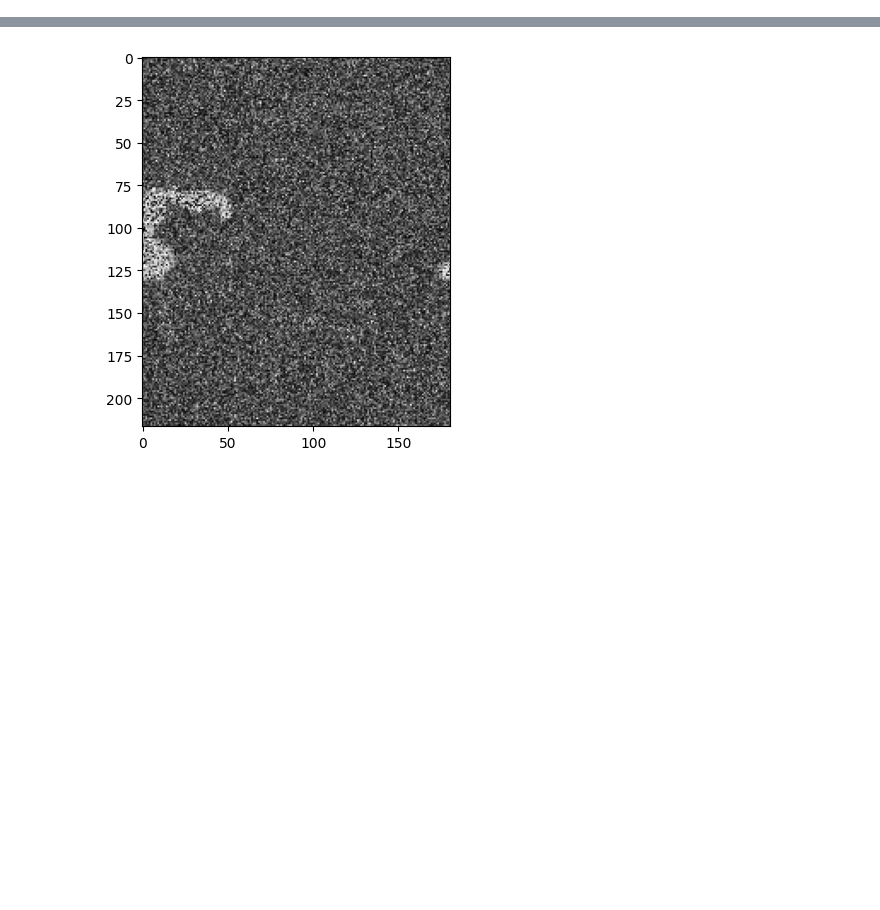
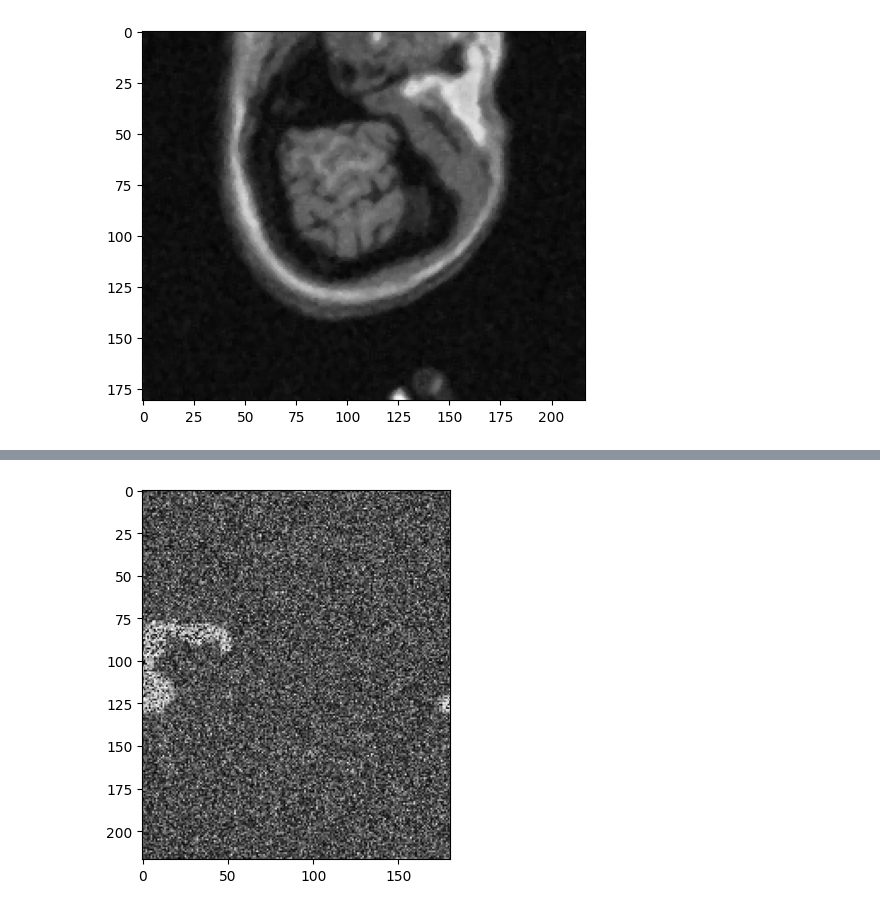
Before and after one commit to jesuarezt/procesamiento_imagenes_medicas, a Jupyter notebook: taller_3_filtrado_papper/papper_interpretation.ipynb, the cells around one changed output, grey strips where cells are left out. Cells and saved outputs as stored; diff of their text form; code cells hidden in the pictures; blank space fills up the shorter version.

```diff
--- a/taller_3_filtrado_papper/papper_interpretation.ipynb
+++ b/taller_3_filtrado_papper/papper_interpretation.ipynb
@@ -31,0 +32,8 @@ def load_imagen_to_itk(path_):
+# %%
+def plot_image(image_):
+    array = itk.array_view_from_image(image_)
+
+    # Plot the image using Matplotlib
+    plt.imshow(array, cmap="gray")
+    plt.show()
+    return None
@@ -31,0 +89,4 @@ def load_imagen_to_itk(path_):
+# %%
+plot_image(median_filter(reader, filter_size=1))
+# %% [output]
+[figure, added]
```
Also changed, not shown: parts of 7 cells of this notebook.
